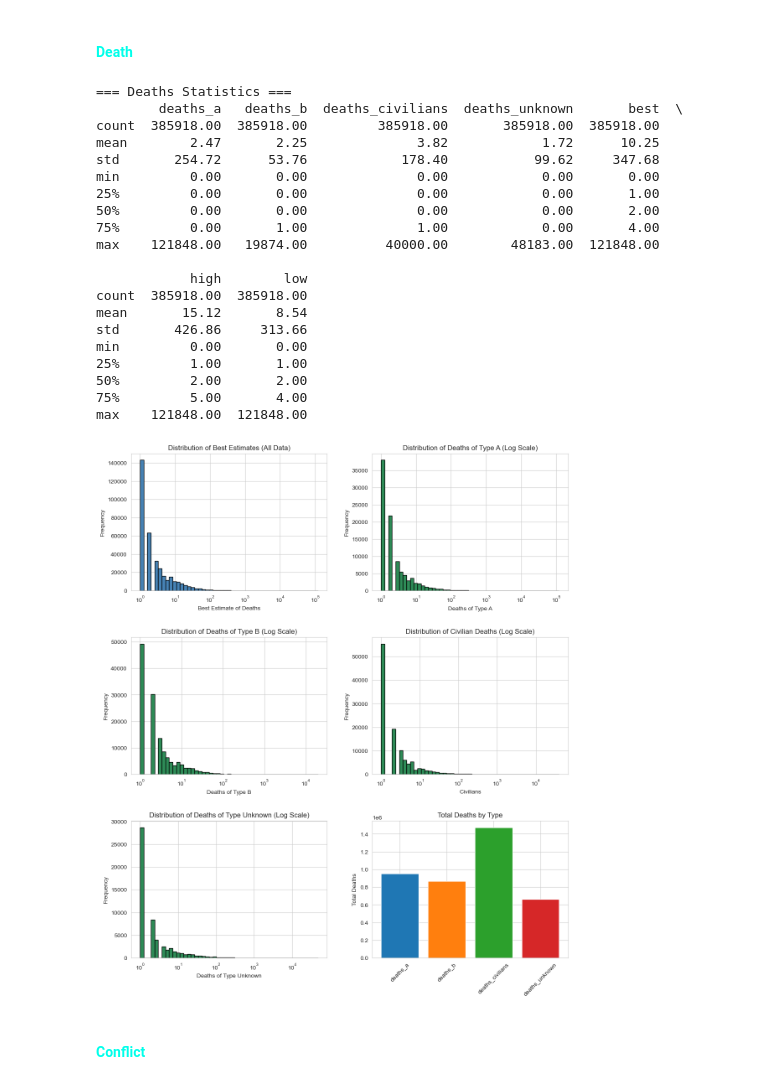
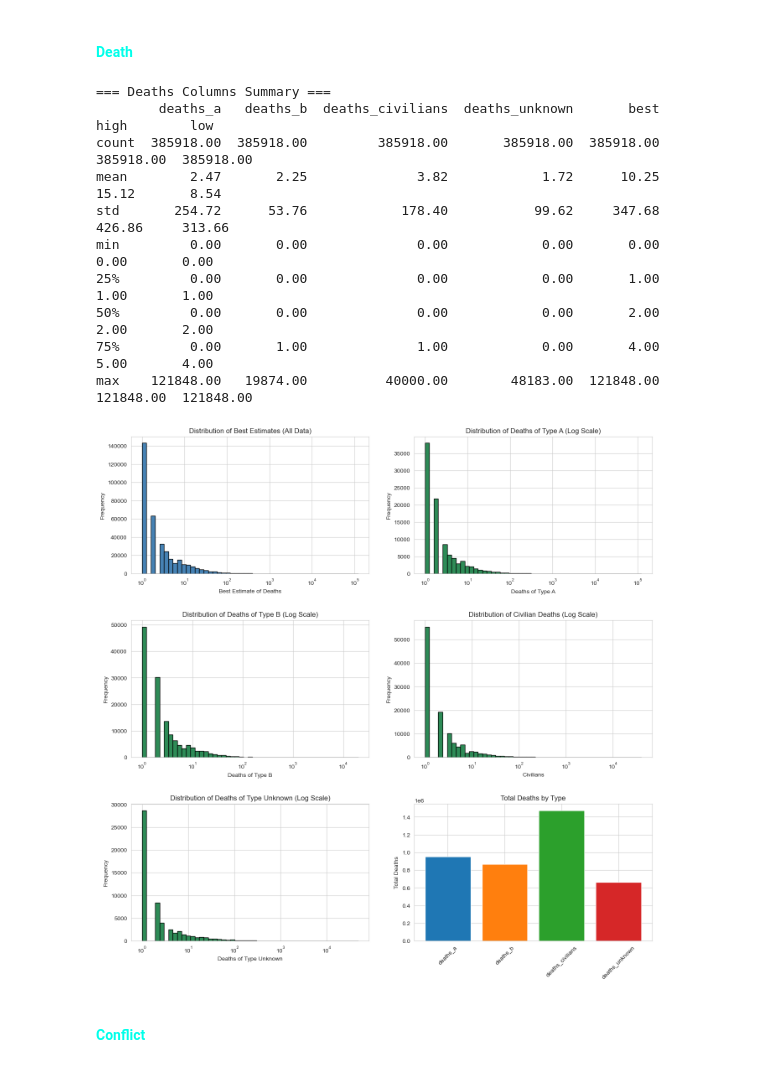
Before and after one commit to Lourdes-Tolotto/CEIA_Analisis_de_datos, a Jupyter notebook: Ejercicios/Ejercicios Grupales/Ejercicio Grupal 2.ipynb, the cells around one changed output. Cells and saved outputs as stored; diff of their text form; code cells hidden in the pictures.

```diff
--- a/Ejercicios/Ejercicios Grupales/Ejercicio Grupal 2.ipynb
+++ b/Ejercicios/Ejercicios Grupales/Ejercicio Grupal 2.ipynb
@@ -492,36 +471,15 @@ plt.show()
 ###  <font color="#ff8800"> Key Features </font>
 # %% [markdown]
 ####  <font color="#00ffea"> Death </font>
-# %%
-# Deaths analysis
-death_cols = ['deaths_a', 'deaths_b', 'deaths_civilians', 'deaths_unknown', 'best', 'high', 'low']
-
-print("\n=== Deaths Statistics ===")
-print(df[death_cols].describe().round(2))
-# %% [output]
-=== Deaths Statistics ===
-        deaths_a   deaths_b  deaths_civilians  deaths_unknown       best  \
-count  385918.00  385918.00         385918.00       385918.00  385918.00
-mean        2.47       2.25              3.82            1.72      10.25
-std       254.72      53.76            178.40           99.62     347.68
-min         0.00       0.00              0.00            0.00       0.00
-25%         0.00       0.00              0.00            0.00       1.00
-50%         0.00       0.00              0.00            0.00       2.00
-75%         0.00       1.00              1.00            0.00       4.00
-max    121848.00   19874.00          40000.00        48183.00  121848.00
-
-            high        low
-count  385918.00  385918.00
-mean       15.12       8.54
-std       426.86     313.66
-min         0.00       0.00
-25%         1.00       1.00
-50%         2.00       2.00
-75%         5.00       4.00
-max    121848.00  121848.00
 # %%
+# Deaths analysis
+death_cols = ['deaths_a', 'deaths_b', 'deaths_civilians', 'deaths_unknown', 'best', 'high', 'low']
+
+print("\n=== Deaths Columns Summary ===")
+print(df[death_cols].describe().round(2).to_string())
+
 # Distribution of best estimates of deaths
-fig, axes = plt.subplots(3, 2, figsize=(12, 14))
+fig, axes = plt.subplots(3, 2, figsize=(14, 14))
 
 # Best deaths
 bins = np.logspace(np.log10(df[df['best'] > 0]['best'].min()), np.log10(df[df['best'] > 0]['best'].max()), 50)
@@ -548,33 +506,43 @@ axes[1, 0].set_ylabel('Frequency')
 axes[1, 0].set_title('Distribution of Deaths of Type B (Log Scale)')
 #axes[1, 0].set_yscale('log')
 axes[1, 0].set_xscale('log')
 
 bins = np.logspace(np.log10(df[df['deaths_civilians'] > 0]['deaths_civilians'].min()), np.log10(df[df['deaths_civilians'] > 0]['deaths_civilians'].max()), 50)
 axes[1, 1].hist(df[df['deaths_civilians'] > 0]['deaths_civilians'], bins=bins, color='seagreen', edgecolor='black')
 axes[1, 1].set_xlabel('Civilians')
 axes[1, 1].set_ylabel('Frequency')
 axes[1, 1].set_title('Distribution of Civilian Deaths (Log Scale)')
 #axes[1, 1].set_yscale('log')
 axes[1, 1].set_xscale('log')
 
 bins = np.logspace(np.log10(df[df['deaths_unknown'] > 0]['deaths_unknown'].min()), np.log10(df[df['deaths_unknown'] > 0]['deaths_unknown'].max()), 50)
 axes[2, 0].hist(df[df['deaths_unknown'] > 0]['deaths_unknown'], bins=bins, color='seagreen', edgecolor='black')
 axes[2, 0].set_xlabel('Deaths of Type Unknown')
 axes[2, 0].set_ylabel('Frequency')
 axes[2, 0].set_title('Distribution of Deaths of Type Unknown (Log Scale)')
 #axes[2, 0].set_yscale('log')
 axes[2, 0].set_xscale('log')
 
 # Deaths by type
 death_by_type = df[['deaths_a', 'deaths_b', 'deaths_civilians', 'deaths_unknown']].sum()
 axes[2, 1].bar(death_by_type.index, death_by_type.values, color=['#1f77b4', '#ff7f0e', '#2ca02c', '#d62728'])
 axes[2, 1].set_ylabel('Total Deaths')
 axes[2, 1].set_title('Total Deaths by Type')
 axes[2, 1].tick_params(axis='x', rotation=45)
 
 plt.tight_layout(pad=3.0)
 plt.show()
 # %% [output]
+=== Deaths Columns Summary ===
+        deaths_a   deaths_b  deaths_civilians  deaths_unknown       best       high        low
+count  385918.00  385918.00         385918.00       385918.00  385918.00  385918.00  385918.00
+mean        2.47       2.25              3.82            1.72      10.25      15.12       8.54
+std       254.72      53.76            178.40           99.62     347.68     426.86     313.66
+min         0.00       0.00              0.00            0.00       0.00       0.00       0.00
+25%         0.00       0.00              0.00            0.00       1.00       1.00       1.00
+50%         0.00       0.00              0.00            0.00       2.00       2.00       2.00
+75%         0.00       1.00              1.00            0.00       4.00       5.00       4.00
+max    121848.00   19874.00          40000.00        48183.00  121848.00  121848.00  121848.00
-[figure, old version]
+[figure, new version]
 # %% [markdown]
 ####  <font color="#00ffea"> Conflict </font>
```
Also changed, not shown: parts of 12 cells of this notebook.
